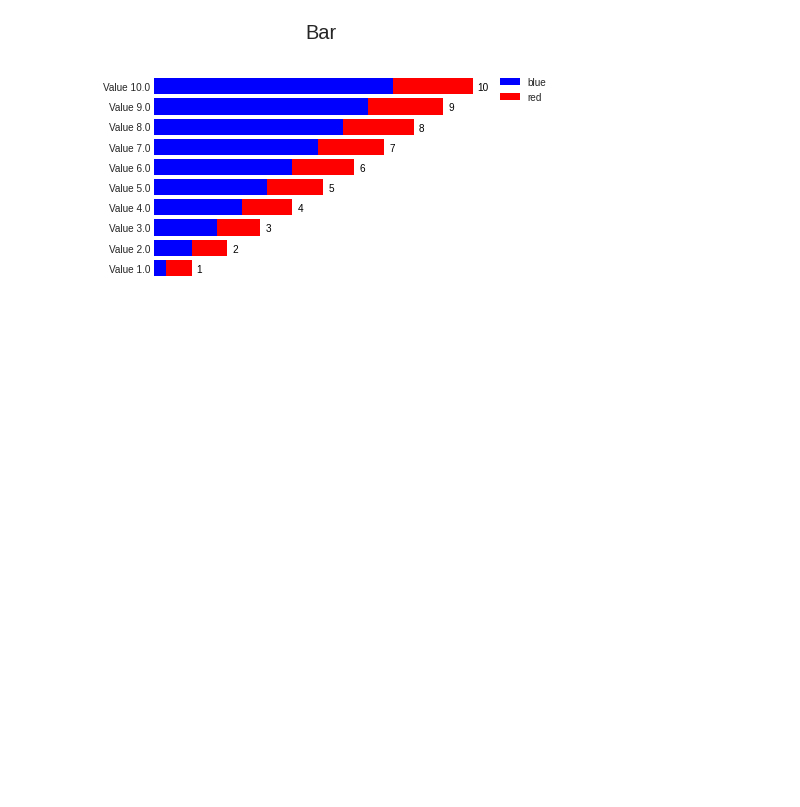
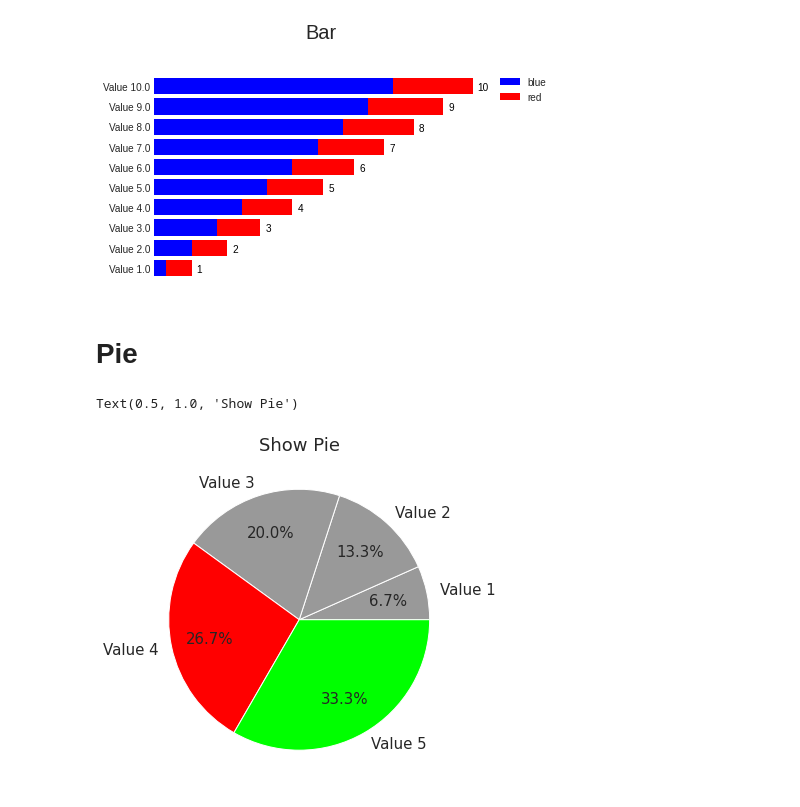
Before and after one commit to maxim75/data-visualization, a Jupyter notebook: notebooks/Matplotlib graph examples.ipynb, the cells around one changed output. Saved outputs shown, nothing was run; the diff lists cells and outputs as text; code cells hidden in the pictures; blank space fills up the shorter version.

```diff
--- a/notebooks/Matplotlib graph examples.ipynb
+++ b/notebooks/Matplotlib graph examples.ipynb
@@ -96,3 +98,23 @@ ax.tick_params(
 ax.grid()
 # %% [output]
 [figure]
+# %% [markdown]
+# Pie
+# %%
+x = np.linspace(1,5,5)
+
+sns.set()
+pie, ax = plt.subplots(figsize=[10,6])
+labels = [f"Value {int(z)}" for z in x]
+colors = ["#999"]*(len(x)-2) + ["#f00"] + ["#0f0"]
+
+ax.pie(x=x, autopct="%.1f%%",
+        labels=labels,
+        pctdistance=0.7,
+        colors=colors,
+        textprops={'fontsize': 15})
+
+ax.set_title("Show Pie", fontsize=18)
+# %% [output]
+Text(0.5, 1.0, 'Show Pie')
+[figure, added]
```
Also changed, not shown: parts of 1 cell of this notebook, 3 other files.
